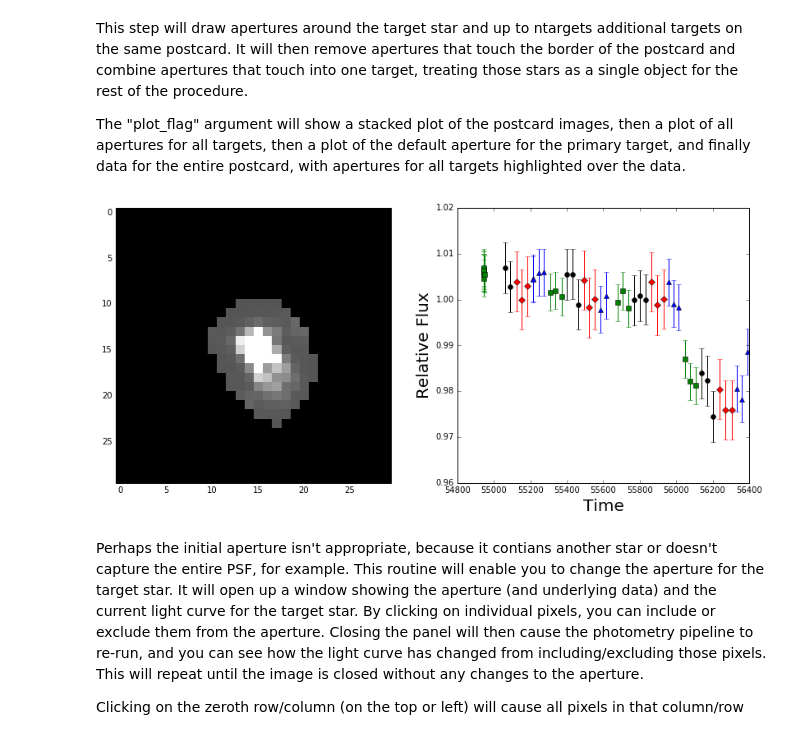
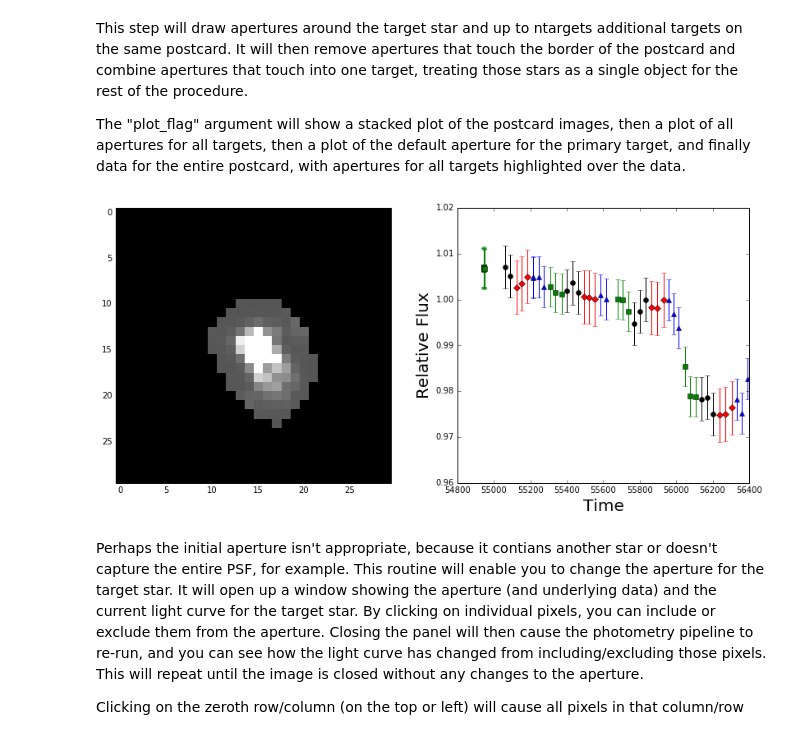
Before and after one commit to benmontet/f3, a Jupyter notebook: demo.ipynb, the cells around one changed output. Drawn from its saved outputs; the diff is of its cells as text; code cells hidden in the pictures.

```diff
--- a/demo.ipynb
+++ b/demo.ipynb
@@ -27,9 +27,9 @@ treating those stars as a single object for the rest of the procedure.
 
 The "plot_flag" argument will show a stacked plot of the postcard images, then a plot of all apertures for all targets, then a plot of the default aperture for the primary target, and finally data for the entire postcard, with apertures for all targets highlighted over the data.
 # %%
-target.adjust_aperture(ignore_bright=90)
+target.adjust_aperture(ignore_bright=0)
 # %% [output]
-[figure, old version]
+[figure, new version]
 # %% [markdown]
 Perhaps the initial aperture isn't appropriate, because it contians another star or doesn't capture the entire PSF, for example. This routine will enable you to change the aperture for the target star. It will open up a window showing the aperture (and underlying data) and the current light curve for the target star. By clicking on individual pixels, you can include or exclude them from the aperture. Closing the panel will then cause the photometry pipeline to re-run, and you can see how the light curve has changed from including/excluding those pixels. This will repeat until the image is closed without any changes to the aperture.
 
```
Also changed, not shown: parts of 8 cells of this notebook, 3 other files.
